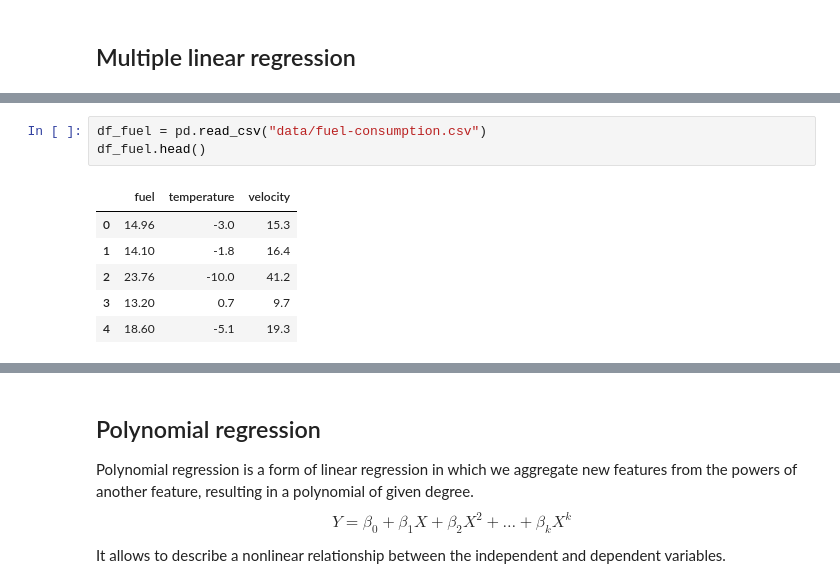
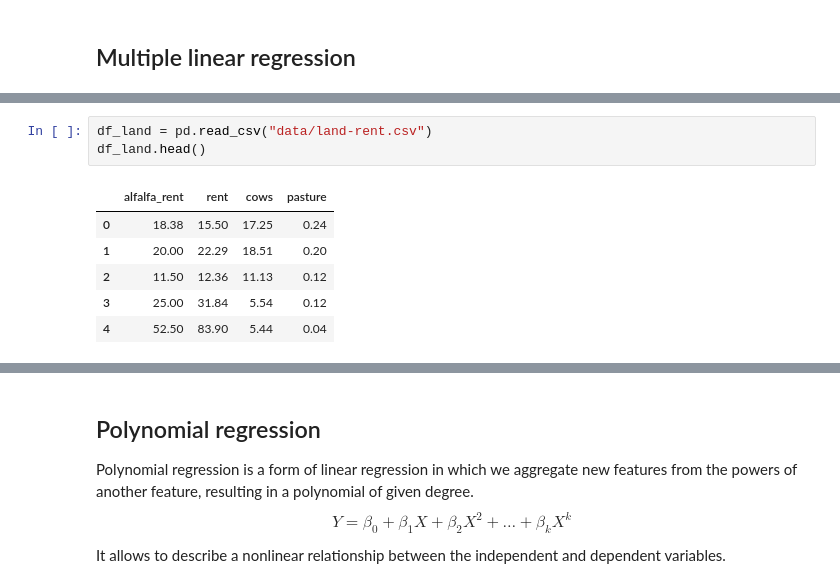
Before and after one commit to vdae2304/ML-DL, a Jupyter notebook: Regression/Linear regression.ipynb, the cells around one changed output, grey strips where cells are left out. Cells and saved outputs as stored; diff of their text form.

```diff
--- a/Regression/Linear regression.ipynb
+++ b/Regression/Linear regression.ipynb
@@ -195,10 +201,10 @@ Data were collected to investigate how the amount of fuel oil required to heat a
 # %%
-df_fuel = pd.read_csv("data/fuel-consumption.csv")
-df_fuel.head()
+df_land = pd.read_csv("data/land-rent.csv")
+df_land.head()
 # %% [output]
-|  | fuel | temperature | velocity |
-| 0 | 14.96 | -3.0 | 15.3 |
-| 1 | 14.10 | -1.8 | 16.4 |
-| 2 | 23.76 | -10.0 | 41.2 |
-| 3 | 13.20 | 0.7 | 9.7 |
-| 4 | 18.60 | -5.1 | 19.3 |
+|  | alfalfa_rent | rent | cows | pasture |
+| 0 | 18.38 | 15.50 | 17.25 | 0.24 |
+| 1 | 20.00 | 22.29 | 18.51 | 0.20 |
+| 2 | 11.50 | 12.36 | 11.13 | 0.12 |
+| 3 | 25.00 | 31.84 | 5.54 | 0.12 |
+| 4 | 52.50 | 83.90 | 5.44 | 0.04 |
```
Also changed, not shown: parts of 19 cells of this notebook, 2 other files.
